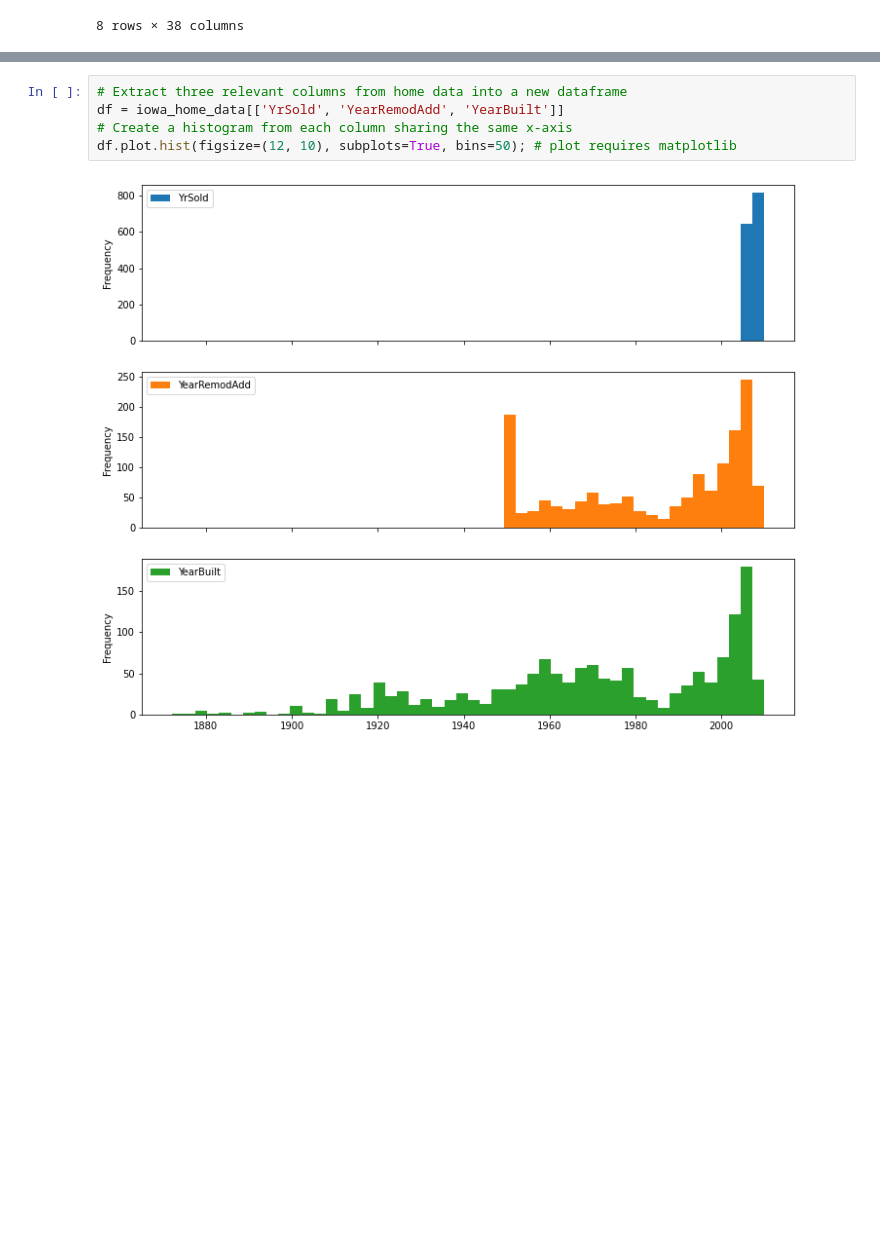
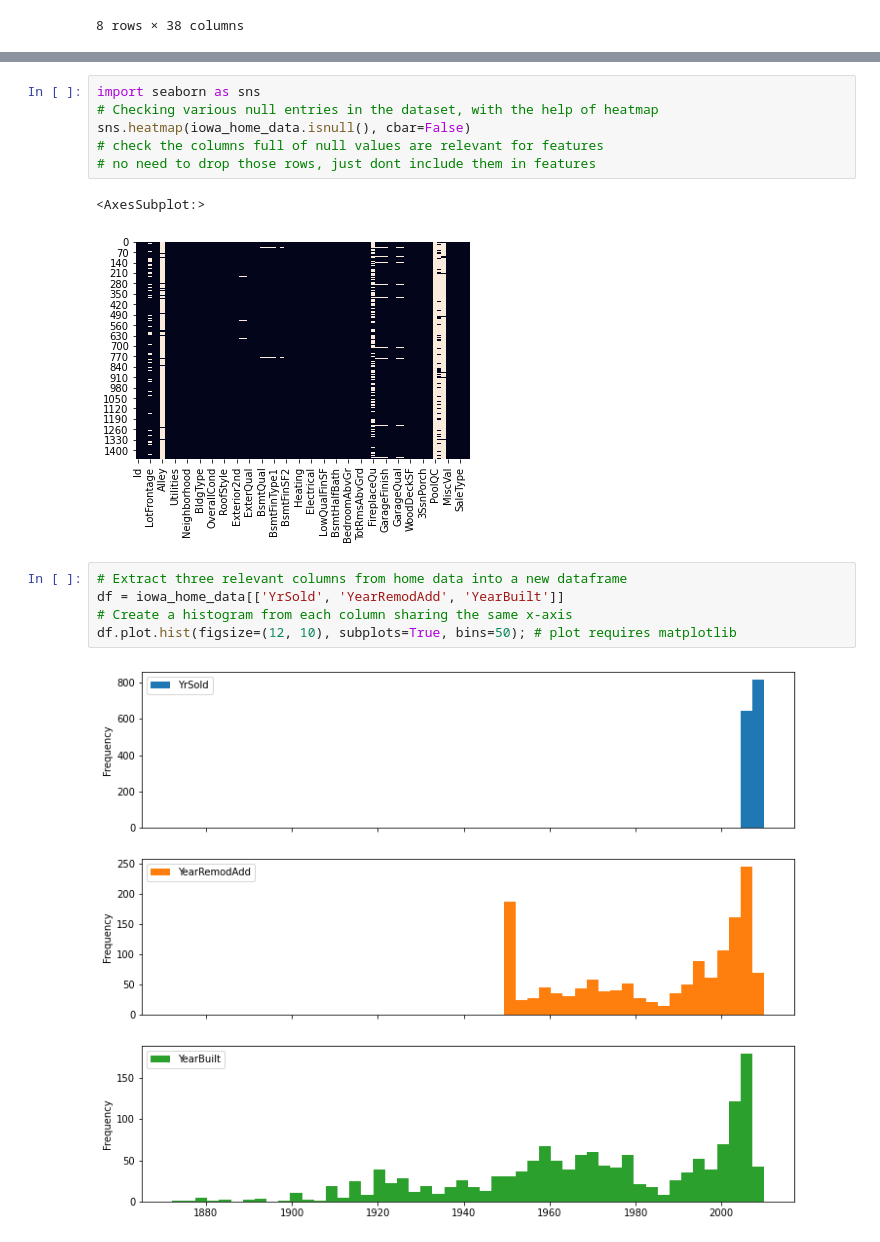
Before and after one commit to DishantMewada/ML_Basics, a Jupyter notebook: 01. Basic Data Exploration.ipynb, the cells around one changed output, grey strips where cells are left out. Cells and saved outputs as stored; diff of their text form; blank space fills up the shorter version.

```diff
--- a/01. Basic Data Exploration.ipynb
+++ b/01. Basic Data Exploration.ipynb
@@ -45,3 +286,12 @@ iowa_home_data.describe()
+# %%
+import seaborn as sns
+# Checking various null entries in the dataset, with the help of heatmap
+sns.heatmap(iowa_home_data.isnull(), cbar=False)
+# check the columns full of null values are relevant for features
+# no need to drop those rows, just dont include them in features
+# %% [output]
+<AxesSubplot:>
+[figure, added]
 # %%
 # Extract three relevant columns from home data into a new dataframe
 df = iowa_home_data[['YrSold', 'YearRemodAdd', 'YearBuilt']]
```
Also changed, not shown: parts of 35 cells of this notebook.
